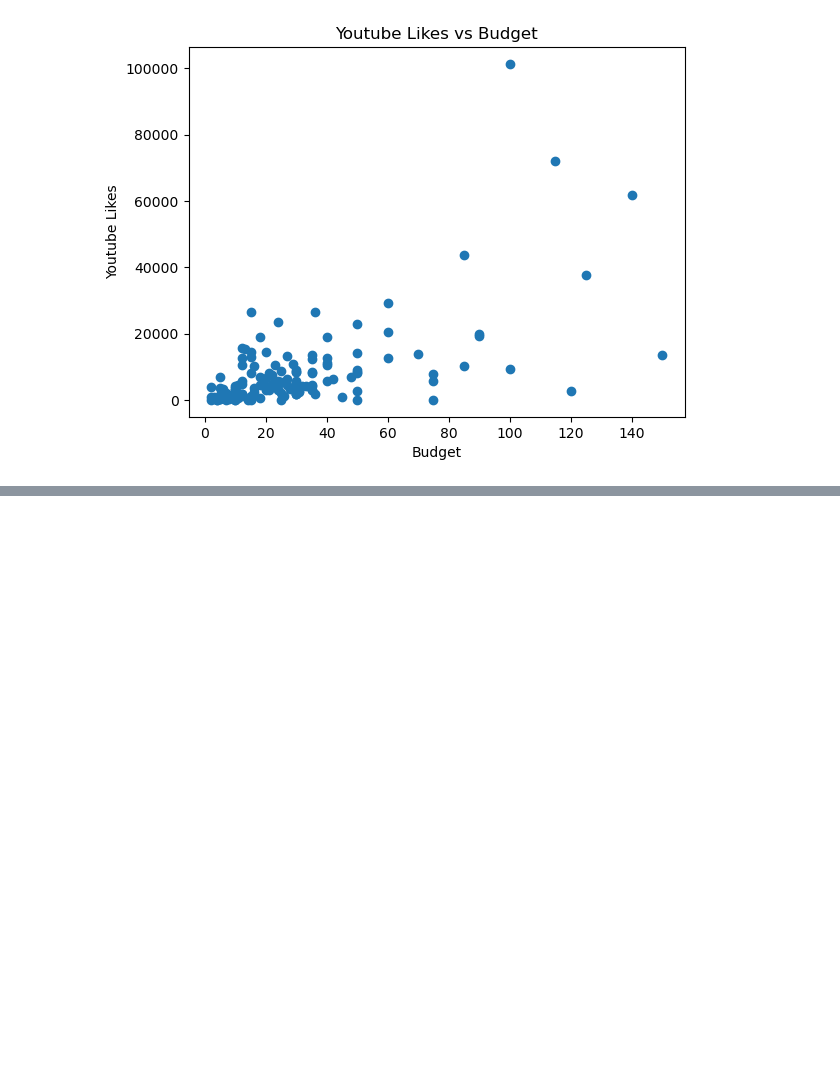
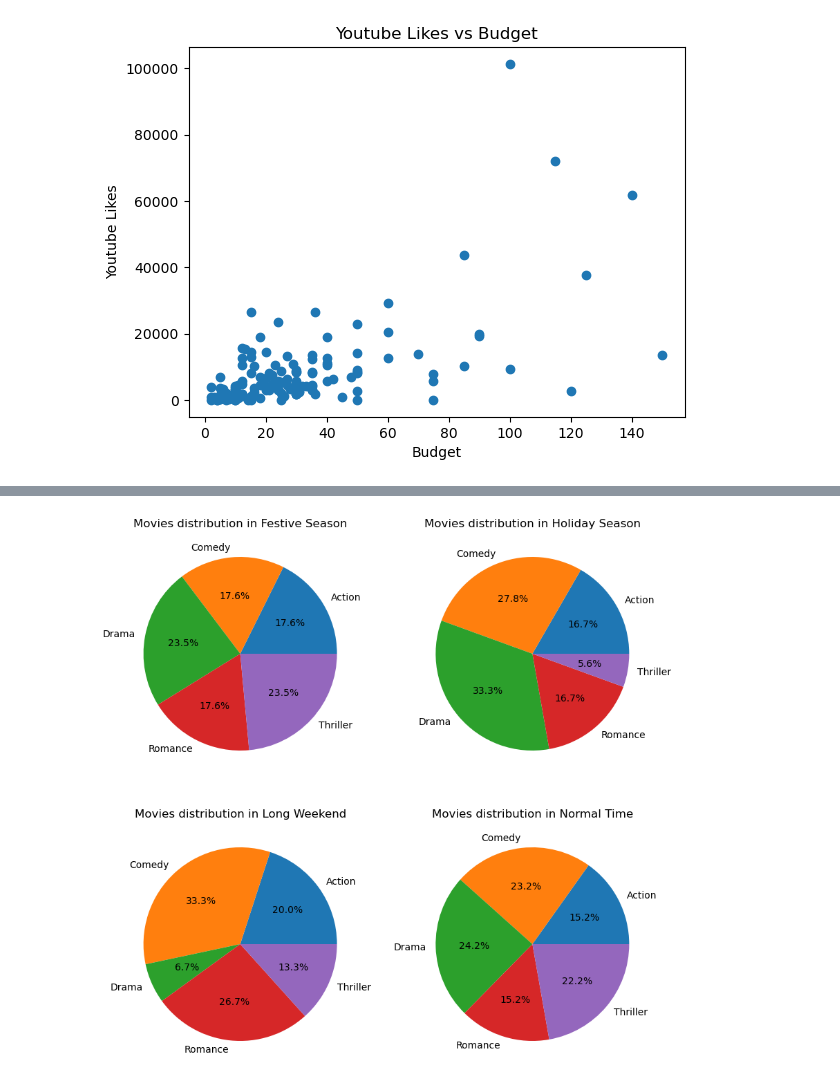
Before and after one commit to goosbo/davstuff, a Jupyter notebook: week10.ipynb, the cells around one changed output, grey strips where cells are left out. Cells and saved outputs as stored; diff of their text form; code cells hidden in the pictures; blank space fills up the shorter version.

```diff
--- a/week10.ipynb
+++ b/week10.ipynb
@@ -192,0 +239,4 @@ plt.show()
+# %%
+genre_release_count = bollywood.groupby(['ReleaseTime','Genre']).size()
+print('Number of movies in each genre released at different release times')
+genre_release_count
@@ -192,0 +262,13 @@ plt.show()
+# %%
+fig, ax = plt.subplots(2,2,figsize=(10,10))
+ax[0,0].pie(genre_release_count.FS.values,labels = genre_release_count.FS.index,autopct='%1.1f%%')
+ax[0,0].title.set_text('Movies distribution in Festive Season')
+ax[0,1].pie(genre_release_count.HS.values,labels = genre_release_count.HS.index,autopct='%1.1f%%')
+ax[0,1].title.set_text('Movies distribution in Holiday Season')
+ax[1,0].pie(genre_release_count.LW.values,labels = genre_release_count.LW.index,autopct='%1.1f%%')
+ax[1,0].title.set_text('Movies distribution in Long Weekend')
+ax[1,1].pie(genre_release_count.N.values,labels = genre_release_count.N.index,autopct='%1.1f%%')
+ax[1,1].title.set_text('Movies distribution in Normal Time')
+plt.show()
+# %% [output]
+[figure, added]
```
Also changed, not shown: parts of 18 cells of this notebook, 1 other file.
